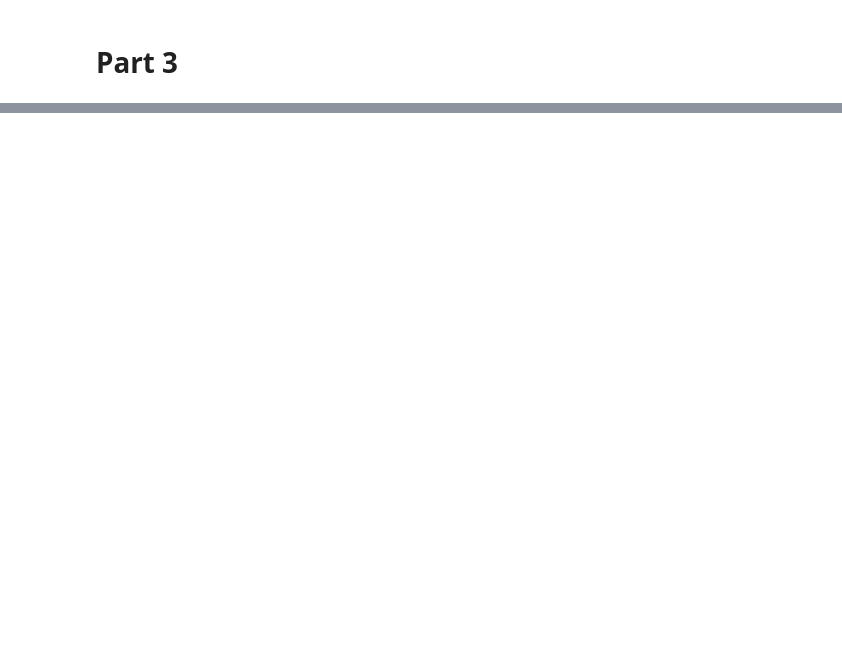
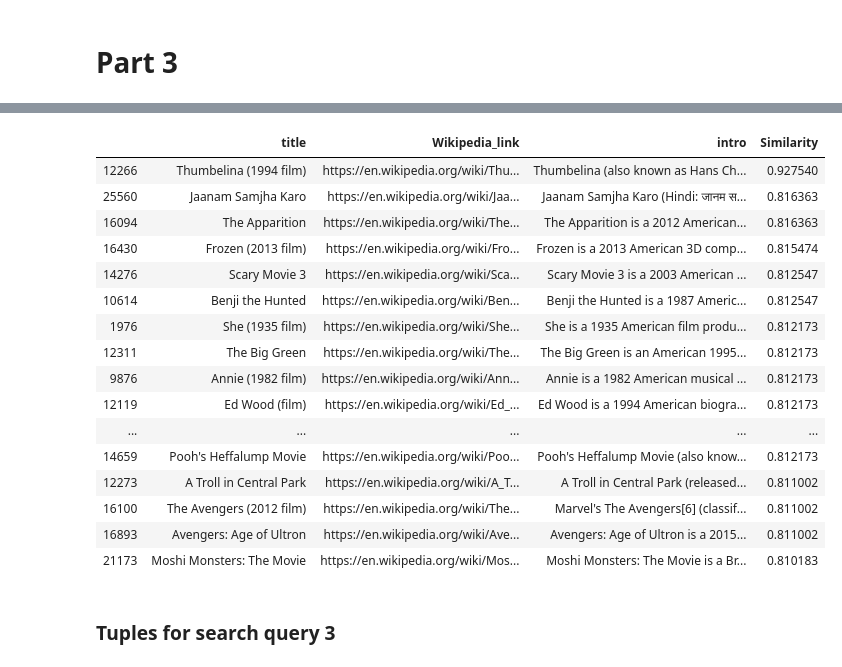
Before and after one commit to DavideZingaro/HW3, a Jupyter notebook: homework_3.ipynb, the cells around one changed output, grey strips where cells are left out. Drawn from its saved outputs; the diff is of its cells as text; code cells hidden in the pictures; blank space fills up the shorter version.

```diff
--- a/homework_3.ipynb
+++ b/homework_3.ipynb
@@ -492,0 +414,28 @@ WordNetError: no lemma '' with part of speech 'n'
+# %%
+query3 = 'Disney movies 2019'
+cleaned_query3 = clean_film(query3)
+query_vector3 = tfidf_query(cleaned_query)
+search2['Similarity'] = search2.apply(cosSim_3, axis = 1)
+se3 = h[['title','Wikipedia_link', 'intro', 'Similarity']]
+# %%
+se3[se3['Similarity'] > 0.8].sort_values(by = ['Similarity'], ascending = False)
+# %% [output]
+|  | title | Wikipedia_link | intro | Similarity |
+| 12266 | Thumbelina (1994 film) | https://en.wikipedia.org/wiki/Thu... | Thumbelina (also known as Hans Ch... | 0.927540 |
+| 25560 | Jaanam Samjha Karo | https://en.wikipedia.org/wiki/Jaa... | Jaanam Samjha Karo (Hindi: जानम स... | 0.816363 |
+| 16094 | The Apparition | https://en.wikipedia.org/wiki/The... | The Apparition is a 2012 American... | 0.816363 |
+| 16430 | Frozen (2013 film) | https://en.wikipedia.org/wiki/Fro... | Frozen is a 2013 American 3D comp... | 0.815474 |
+| 14276 | Scary Movie 3 | https://en.wikipedia.org/wiki/Sca... | Scary Movie 3 is a 2003 American ... | 0.812547 |
+| 10614 | Benji the Hunted | https://en.wikipedia.org/wiki/Ben... | Benji the Hunted is a 1987 Americ... | 0.812547 |
+| 1976 | She (1935 film) | https://en.wikipedia.org/wiki/She... | She is a 1935 American film produ... | 0.812173 |
+| 12311 | The Big Green | https://en.wikipedia.org/wiki/The... | The Big Green is an American 1995... | 0.812173 |
+| 9876 | Annie (1982 film) | https://en.wikipedia.org/wiki/Ann... | Annie is a 1982 American musical ... | 0.812173 |
+| 12119 | Ed Wood (film) | https://en.wikipedia.org/wiki/Ed_... | Ed Wood is a 1994 American biogra... | 0.812173 |
+| ... | ... | ... | ... | ... |
+| 14659 | Pooh's Heffalump Movie | https://en.wikipedia.org/wiki/Poo... | Pooh's Heffalump Movie (also know... | 0.812173 |
+| 12273 | A Troll in Central Park | https://en.wikipedia.org/wiki/A_T... | A Troll in Central Park (released... | 0.811002 |
+| 16100 | The Avengers (2012 film) | https://en.wikipedia.org/wiki/The... | Marvel's The Avengers[6] (classif... | 0.811002 |
+| 16893 | Avengers: Age of Ultron | https://en.wikipedia.org/wiki/Ave... | Avengers: Age of Ultron is a 2015... | 0.811002 |
+| 21173 | Moshi Monsters: The Movie | https://en.wikipedia.org/wiki/Mos... | Moshi Monsters: The Movie is a Br... | 0.810183 |
+# %% [markdown]
+### Tuples for search query 3
```
Also changed, not shown: parts of 40 cells of this notebook, 9 other files.
